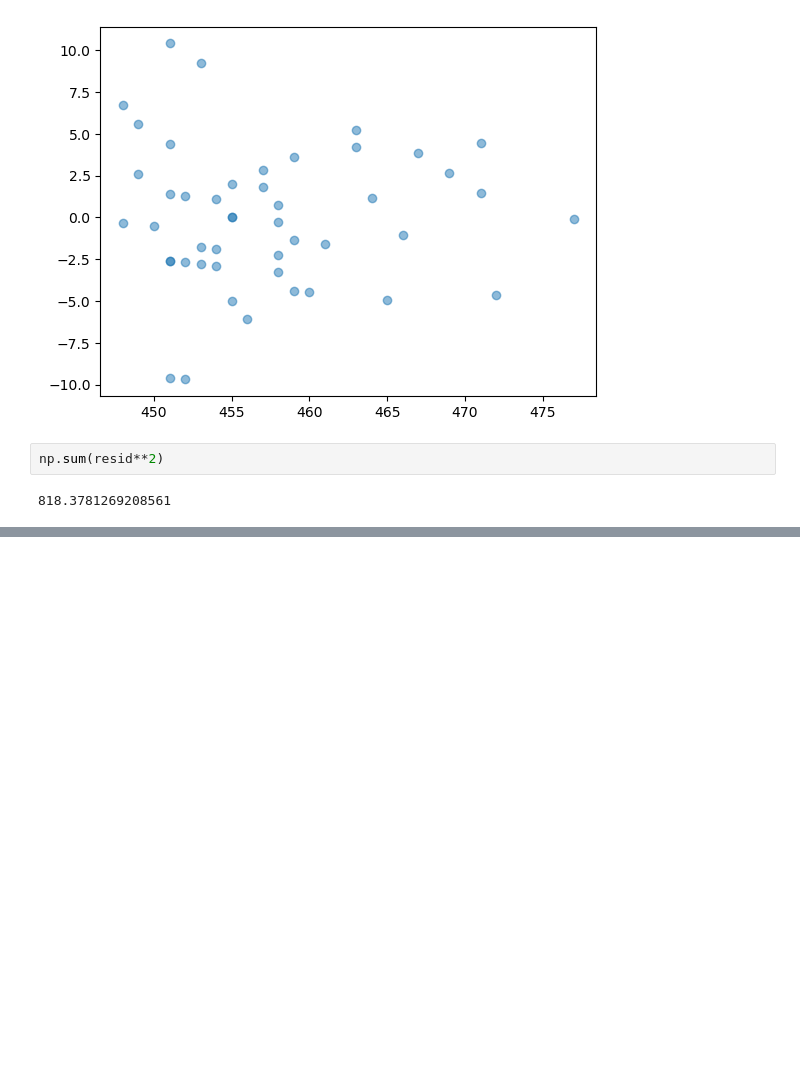
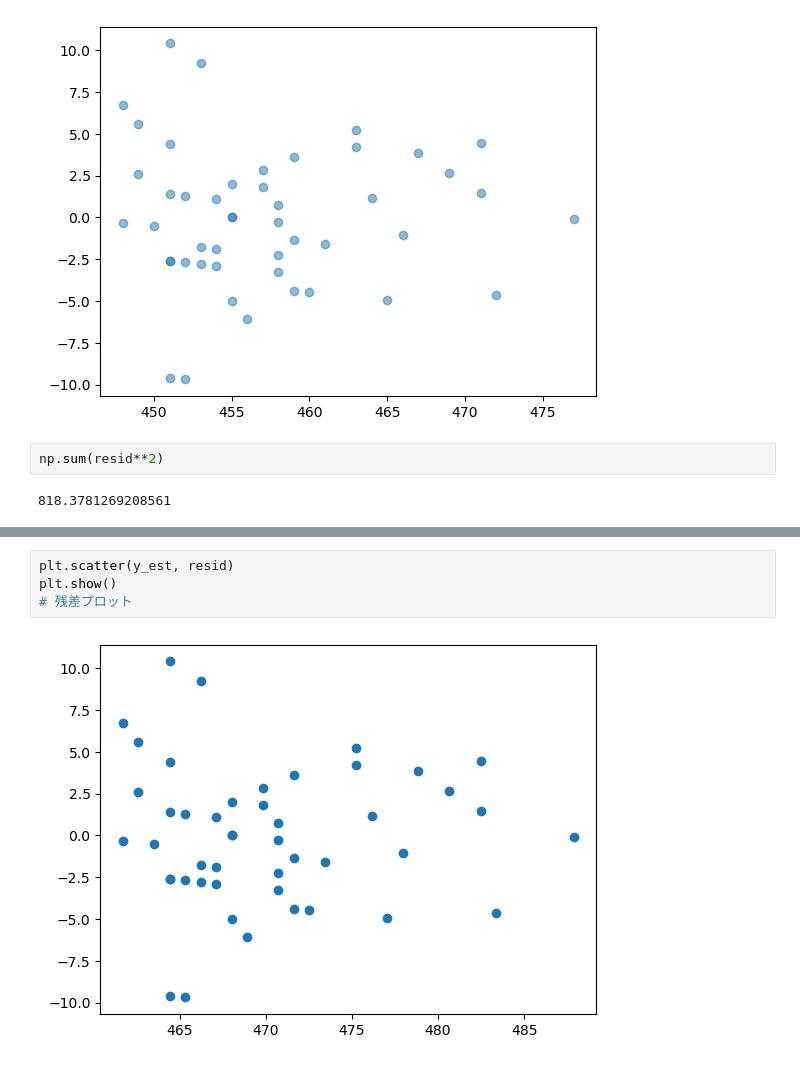
Before and after one commit to rick9524/simple_regression, a Jupyter notebook: 回帰分析レポート.ipynb, the cells around one changed output, grey strips where cells are left out. Saved outputs shown, nothing was run; the diff lists cells and outputs as text; blank space fills up the shorter version.

```diff
--- a/回帰分析レポート.ipynb
+++ b/回帰分析レポート.ipynb
@@ -145,0 +240,6 @@ np.sum(resid**2)
+# %%
+plt.scatter(y_est, resid)
+plt.show()
+# 残差プロット
+# %% [output]
+[figure, added]
```
Also changed, not shown: parts of 17 cells of this notebook.
